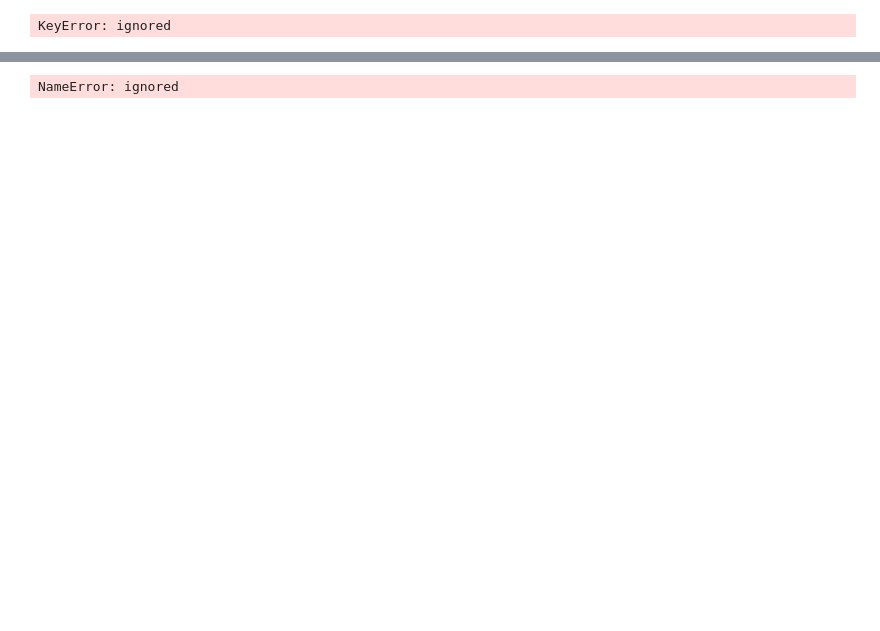
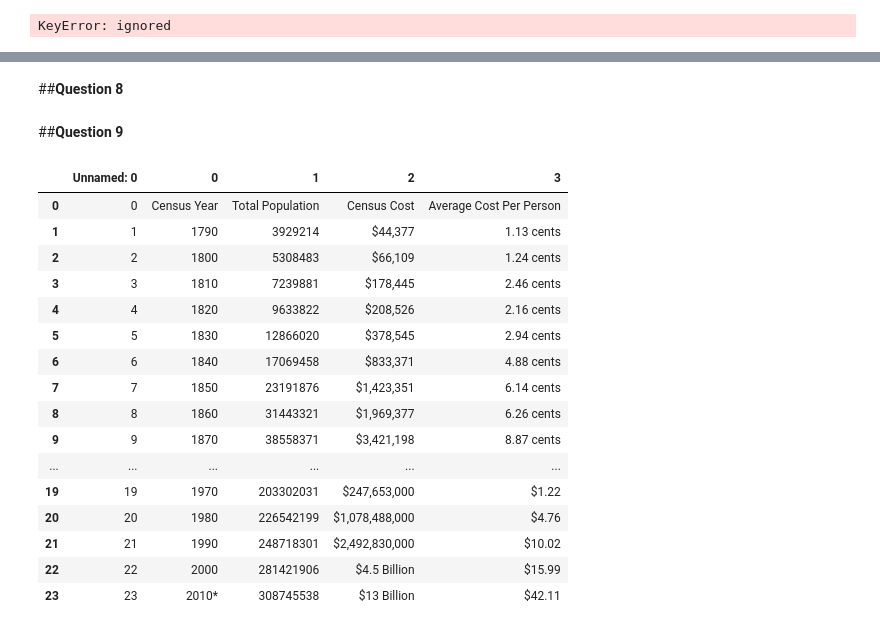
Before and after one commit to Tchuissi/DATA-690-WANG, a Jupyter notebook: Assignment_6_690.ipynb, the cells around one changed output, grey strips where cells are left out. Drawn from its saved outputs; the diff is of its cells as text; code cells hidden in the pictures; blank space fills up the shorter version.

```diff
--- a/Assignment_6_690.ipynb
+++ b/Assignment_6_690.ipynb
@@ -228,4 +193,2 @@ tab
-# %%
-tab.to_csv('census_cost_cleansed.csv')
-# %% [output]
-NameError: ignored
+# %% [markdown]
+##**Question 8**
@@ -231,0 +198,24 @@ NameError: ignored
+# %% [markdown]
+##**Question 9**
+# %%
+#Use Pandas to read the saved cleansed file and explore to make sure it is clean.
+data=pd.read_csv('census_cost_cleansed.csv')
+data
+# %% [output]
+|  | Unnamed: 0 | 0 | 1 | 2 | 3 |
+| 0 | 0 | Census Year | Total Population | Census Cost | Average Cost Per Person |
+| 1 | 1 | 1790 | 3929214 | $44,377 | 1.13 cents |
+| 2 | 2 | 1800 | 5308483 | $66,109 | 1.24 cents |
+| 3 | 3 | 1810 | 7239881 | $178,445 | 2.46 cents |
+| 4 | 4 | 1820 | 9633822 | $208,526 | 2.16 cents |
+| 5 | 5 | 1830 | 12866020 | $378,545 | 2.94 cents |
+| 6 | 6 | 1840 | 17069458 | $833,371 | 4.88 cents |
+| 7 | 7 | 1850 | 23191876 | $1,423,351 | 6.14 cents |
+| 8 | 8 | 1860 | 31443321 | $1,969,377 | 6.26 cents |
+| 9 | 9 | 1870 | 38558371 | $3,421,198 | 8.87 cents |
+| ... | ... | ... | ... | ... | ... |
+| 19 | 19 | 1970 | 203302031 | $247,653,000 | $1.22 |
+| 20 | 20 | 1980 | 226542199 | $1,078,488,000 | $4.76 |
+| 21 | 21 | 1990 | 248718301 | $2,492,830,000 | $10.02 |
+| 22 | 22 | 2000 | 281421906 | $4.5 Billion | $15.99 |
+| 23 | 23 | 2010* | 308745538 | $13 Billion | $42.11 |
```
Also changed, not shown: parts of 13 cells of this notebook.
